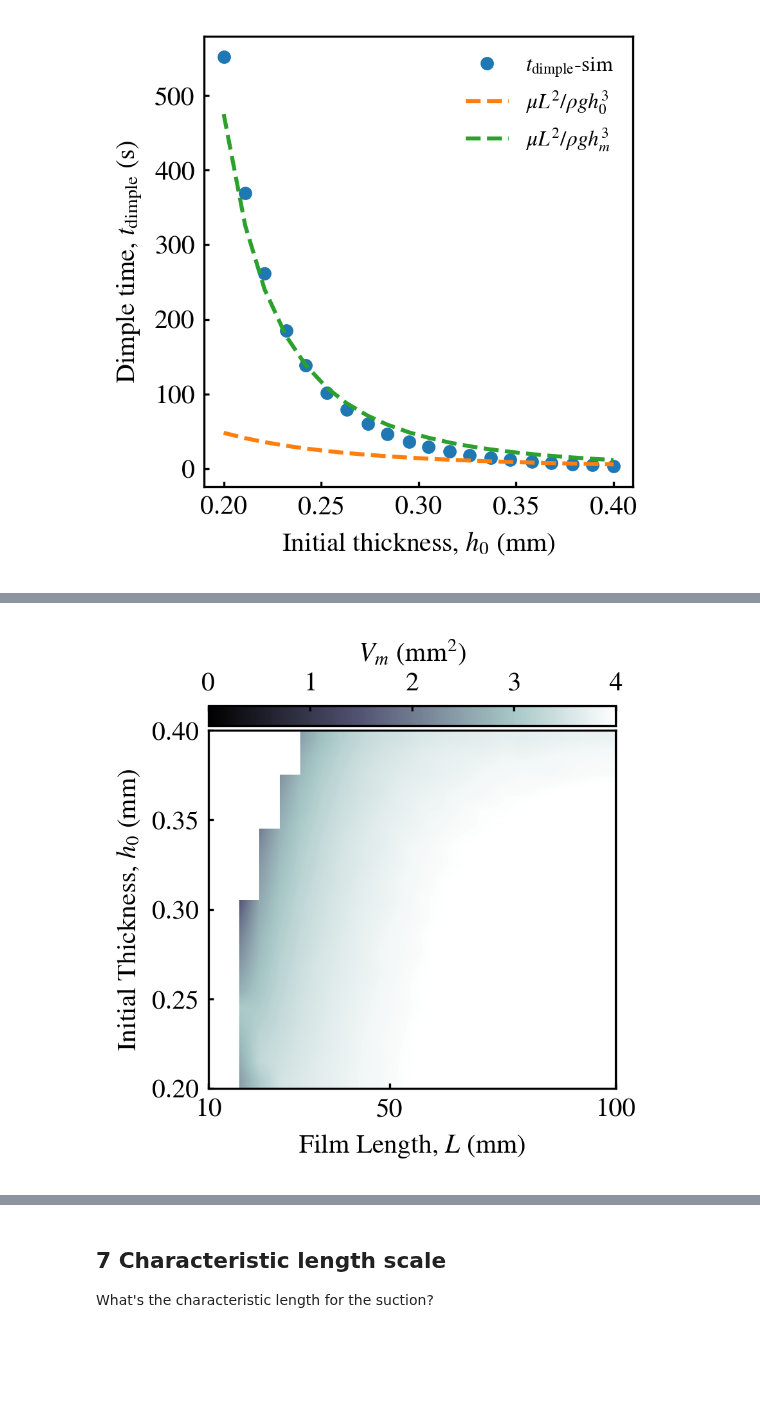
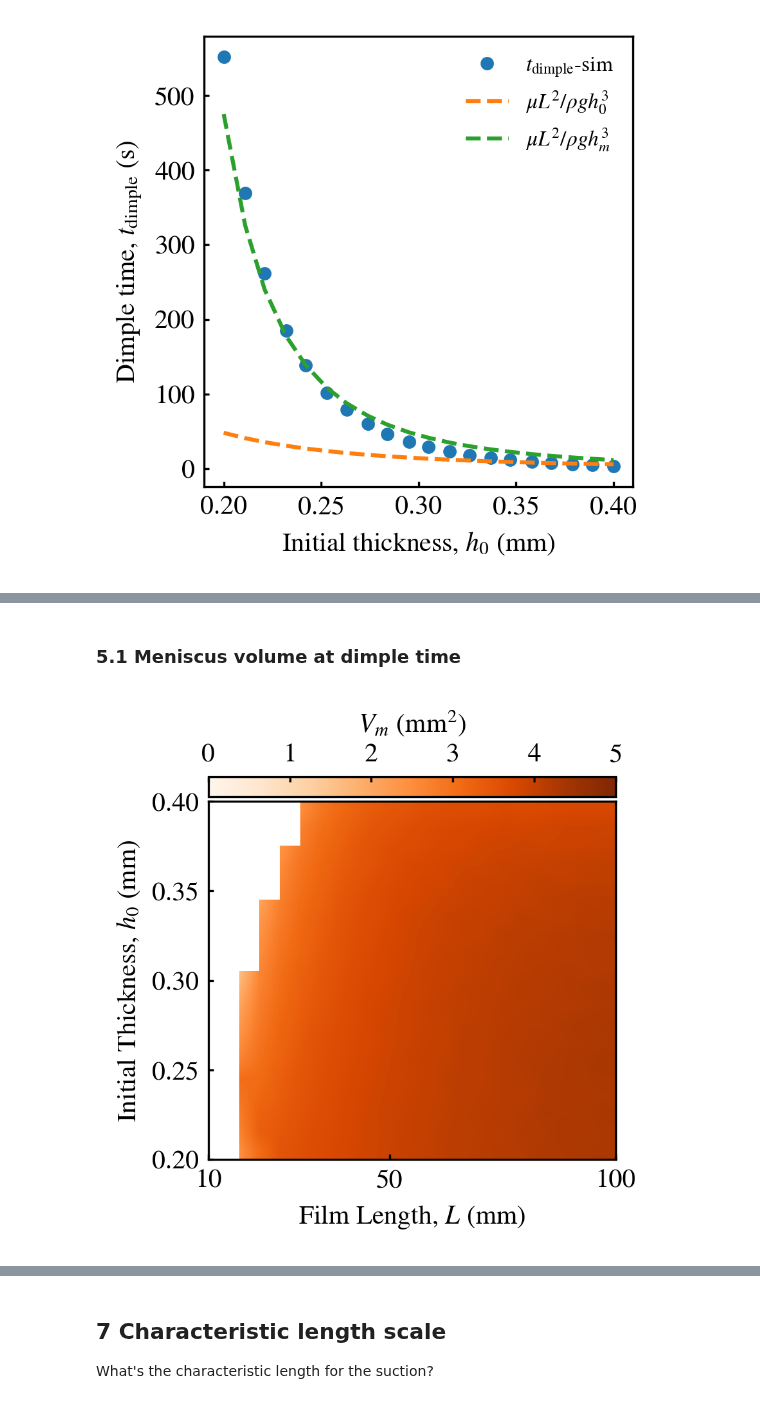
Before and after one commit to ZLoverty/WPM, a Jupyter notebook: Code/Simulation.ipynb, the cells around one changed output, grey strips where cells are left out. Saved outputs shown, nothing was run; the diff lists cells and outputs as text; code cells hidden in the pictures; blank space fills up the shorter version.

```diff
--- a/Code/Simulation.ipynb
+++ b/Code/Simulation.ipynb
@@ -475,27 +376,29 @@ pressure
+# %% [markdown]
+### 5.1 Meniscus volume at dimple time
 # %%
 pressure = pd.read_csv(r"C:\Users\zl948\Documents\WPM_simulation\LH_PD\dimple_detection\dimple_time.csv")
 pressure.L *= 1e3
 pressure.h0 *= 1e3
 pressure.sort_values(by=["h0", "L"], inplace=True)
 pressure = pressure.loc[pressure.L <= 1e2]
 fig, ax = plt.subplots(figsize=(3, 3), dpi=300)
-vmin, vmax = 0, 4
-cmap = "bone"
+vmin, vmax = 0, 5
+cmap = "Oranges"
 len_h0 = len(pressure.h0.unique())
 len_L = len(pressure.L.unique())
 ax.imshow(pressure.Vm.values.reshape(len_h0, len_L),
            extent=[pressure.L.min(), pressure.L.max(), pressure.h0.min(), pressure.h0.max()],
            origin='lower', aspect='auto', cmap=cmap, vmin=vmin, vmax=vmax, interpolation="bilinear")
 norm = plt.Normalize(vmin=vmin, vmax=vmax)
 sm = plt.cm.ScalarMappable(cmap=cmap, norm=norm)
 plt.colorbar(sm, ax=ax, label='$V_m$ (mm$^2$)', orientation='horizontal', pad=0.01, location='top')
 ax.set_xlabel('Film Length, $L$ (mm)')
 ax.set_ylabel('Initial Thickness, $h_0$ (mm)')
 ax.set_xticks([10, 50, 100])
 plt.tight_layout()
 fig.savefig("meniscus_volume.svg")
 # %% [output]
-[figure, old version]
+[figure, new version]
 # %%
 # histogram of Vm
 fig, ax = plt.subplots(figsize=(3, 3), dpi=300)
```
Also changed, not shown: parts of 25 cells of this notebook.
